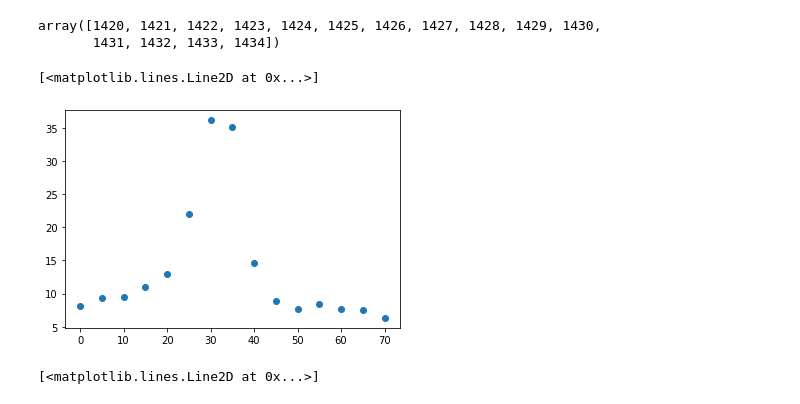
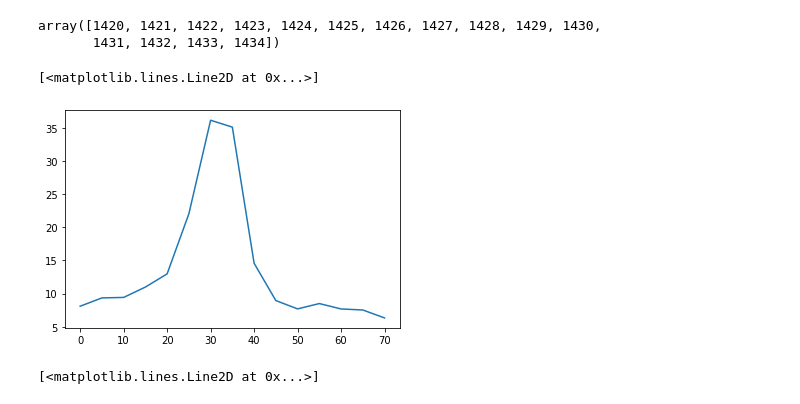
Before and after one commit to wilashfie/synth_spec, a Jupyter notebook: fit_iris.ipynb, the cells around one changed output. Saved outputs shown, nothing was run; the diff lists cells and outputs as text; code cells hidden in the pictures.

```diff
--- a/fit_iris.ipynb
+++ b/fit_iris.ipynb
@@ -150,10 +150,10 @@ time[420:435]
 array([1420, 1421, 1422, 1423, 1424, 1425, 1426, 1427, 1428, 1429, 1430,
        1431, 1432, 1433, 1434])
 # %%
-plt.plot(tt,v_r[420:435],'o')
+plt.plot(tt,v_r[420:435])
 # %% [output]
 [<matplotlib.lines.Line2D at 0x...>]
-[figure, old version]
+[figure, new version]
 # %%
 ttt = tt[6:]-tt[6]
 vr = v_r[426:435]
```
Also changed, not shown: 1 other file.
